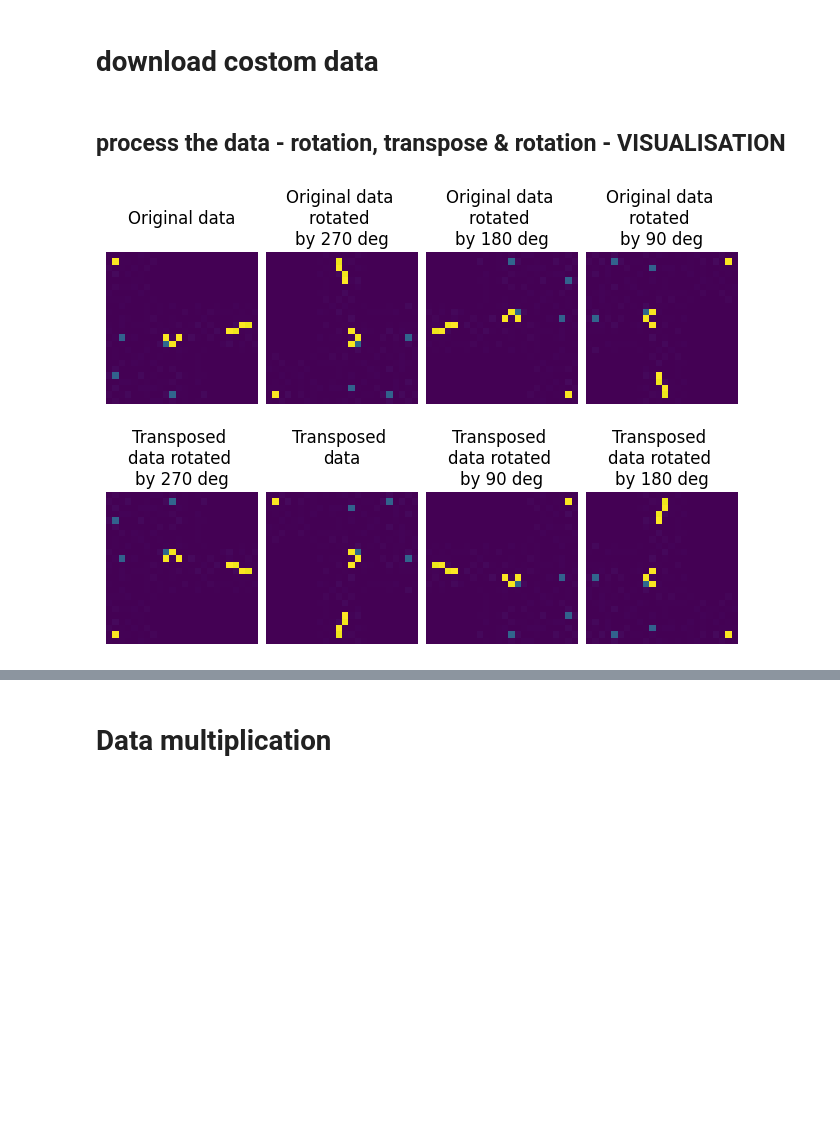
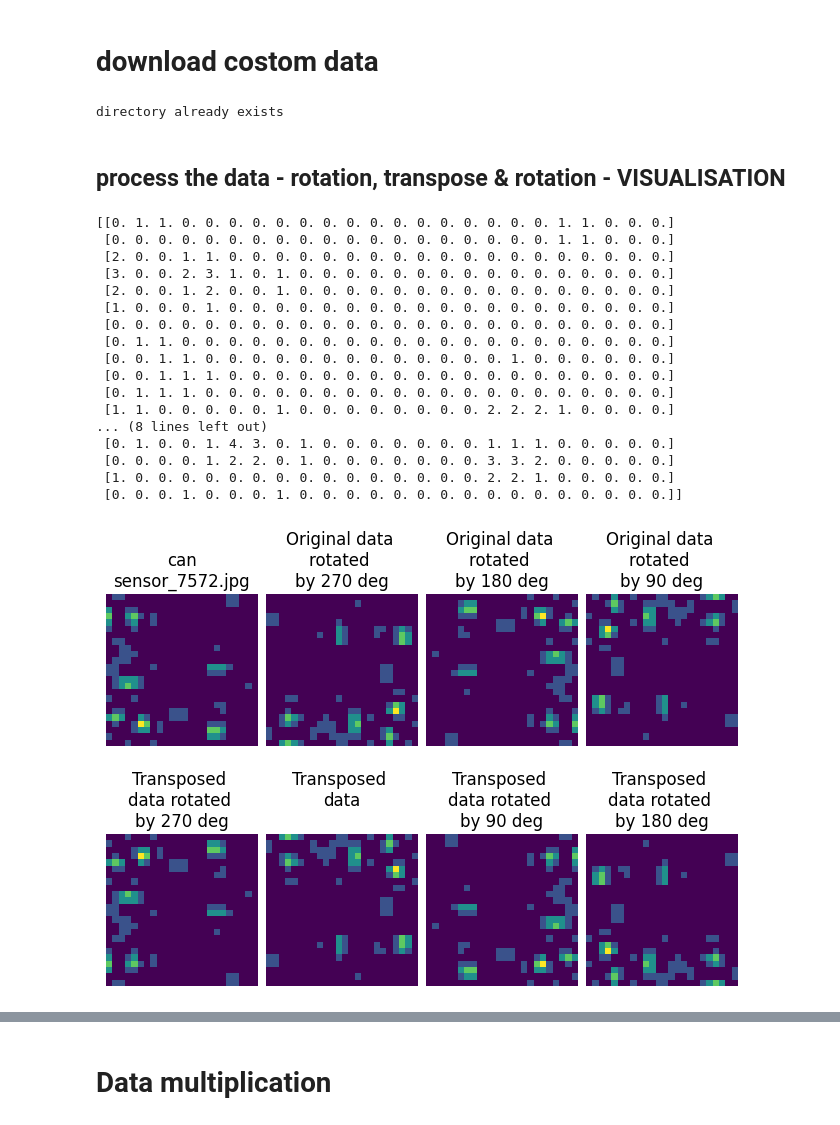
Before and after one commit to gugi200/final_project, a Jupyter notebook: project_y4.ipynb, the cells around one changed output, grey strips where cells are left out. Saved outputs shown, nothing was run; the diff lists cells and outputs as text; code cells hidden in the pictures; blank space fills up the shorter version.

Commit message:
new dataset tested

```diff
--- a/project_y4.ipynb
+++ b/project_y4.ipynb
@@ -119,24 +119,38 @@ else:
     colabPath.mkdir(parents=True, exist_ok=True)
 
 # download zipped data
-with open(colabPath / "dataset_pressure_sensor.zip", "wb") as f:
-    request = requests.get("https://github.com/gugi200/final_project/raw/main/dataset_pressure_sensor.zip")
+    # github_path = "https://github.com/gugi200/final_project/raw/main/dataset_pressure_sensor.zip"
+    github_path = "https://github.com/gugi200/final_project/raw/main/data.zip"
+    # file = "dataset_pressure_sensor.zip"
+    file = 'data.zip'
+with open(colabPath / file, "wb") as f:
+    request = requests.get(github_path)
     f.write(request.content)
 
 
 # unzip the data
-with zipfile.ZipFile(colabPath / "dataset_pressure_sensor.zip", "r") as f:
+with zipfile.ZipFile(colabPath / file, "r") as f:
     f.extractall(colabPath)
+# %% [output]
+directory already exists
 # %% [markdown]
 ## process the data - rotation, transpose & rotation - VISUALISATION
 # %%
-customDirPath = Path("custom_dataset/dataCollection1_sensor")
+customDirPath = Path("custom_dataset/data_sensor")
 dirs = os.listdir(customDirPath)
+dir = random.choice(dirs)
 files = os.listdir(customDirPath / dirs[0])
 
+file = random.choice(files)
+img = Image.open(customDirPath / dirs[0] / file)
 
-img = Image.open(customDirPath / dirs[0] / files[0])
+img = np.asarray(img)
+#img = np.exp(-(10/(img+1)))*255
+img = np.floor(img)
+print(img)
+
 imgNp1 = np.asarray(img)
+
 imgNp1_T = np.transpose(imgNp1)
 
 imgNp2 = np.rot90(imgNp1)
@@ -149,32 +163,49 @@ imgNp3_T = np.rot90(imgNp2_T)
 imgNp4_T = np.rot90(imgNp3_T)
 
 fig, ((ax1, ax2, ax3, ax4), (ax5, ax6, ax7, ax8)) = plt.subplots(2, 4, constrained_layout = True)
 
 ax1.imshow(imgNp1)
 ax2.imshow(imgNp2)
 ax3.imshow(imgNp3)
 ax4.imshow(imgNp4)
 ax6.imshow(imgNp1_T)
 ax5.imshow(imgNp2_T)
 ax8.imshow(imgNp3_T)
 ax7.imshow(imgNp4_T)
 ax1.axis('off')
 ax2.axis('off')
 ax3.axis('off')
 ax4.axis('off')
 ax6.axis('off')
 ax5.axis('off')
 ax8.axis('off')
 ax7.axis('off')
-ax1.set_title("Original data\n")
+ax1.set_title(f"{dir}\n{file}")
 ax2.set_title("Original data \nrotated \nby 270 deg")
 ax3.set_title("Original data \nrotated \nby 180 deg")
 ax4.set_title("Original data \nrotated \nby 90 deg")
 ax6.set_title("Transposed \ndata\n")
 ax5.set_title("Transposed \ndata rotated \nby 270 deg")
 ax8.set_title("Transposed \ndata rotated \nby 180 deg")
 ax7.set_title("Transposed \ndata rotated \nby 90 deg")
 
 plt.show()
 # %% [output]
+[[0. 1. 1. 0. 0. 0. 0. 0. 0. 0. 0. 0. 0. 0. 0. 0. 0. 0. 0. 1. 1. 0. 0. 0.]
+ [0. 0. 0. 0. 0. 0. 0. 0. 0. 0. 0. 0. 0. 0. 0. 0. 0. 0. 0. 1. 1. 0. 0. 0.]
+ [2. 0. 0. 1. 1. 0. 0. 0. 0. 0. 0. 0. 0. 0. 0. 0. 0. 0. 0. 0. 0. 0. 0. 0.]
+ [3. 0. 0. 2. 3. 1. 0. 1. 0. 0. 0. 0. 0. 0. 0. 0. 0. 0. 0. 0. 0. 0. 0. 0.]
+ [2. 0. 0. 1. 2. 0. 0. 1. 0. 0. 0. 0. 0. 0. 0. 0. 0. 0. 0. 0. 0. 0. 0. 0.]
+ [1. 0. 0. 0. 1. 0. 0. 0. 0. 0. 0. 0. 0. 0. 0. 0. 0. 0. 0. 0. 0. 0. 0. 0.]
+ [0. 0. 0. 0. 0. 0. 0. 0. 0. 0. 0. 0. 0. 0. 0. 0. 0. 0. 0. 0. 0. 0. 0. 0.]
+ [0. 1. 1. 0. 0. 0. 0. 0. 0. 0. 0. 0. 0. 0. 0. 0. 0. 0. 0. 0. 0. 0. 0. 0.]
+ [0. 0. 1. 1. 0. 0. 0. 0. 0. 0. 0. 0. 0. 0. 0. 0. 0. 1. 0. 0. 0. 0. 0. 0.]
+ [0. 0. 1. 1. 1. 0. 0. 0. 0. 0. 0. 0. 0. 0. 0. 0. 0. 0. 0. 0. 0. 0. 0. 0.]
+ [0. 1. 1. 1. 0. 0. 0. 0. 0. 0. 0. 0. 0. 0. 0. 0. 0. 0. 0. 0. 0. 0. 0. 0.]
+ [1. 1. 0. 0. 0. 0. 0. 1. 0. 0. 0. 0. 0. 0. 0. 0. 2. 2. 2. 1. 0. 0. 0. 0.]
+... (8 lines left out)
+ [0. 1. 0. 0. 1. 4. 3. 0. 1. 0. 0. 0. 0. 0. 0. 0. 1. 1. 1. 0. 0. 0. 0. 0.]
+ [0. 0. 0. 0. 1. 2. 2. 0. 1. 0. 0. 0. 0. 0. 0. 0. 3. 3. 2. 0. 0. 0. 0. 0.]
+ [1. 0. 0. 0. 0. 0. 0. 0. 0. 0. 0. 0. 0. 0. 0. 0. 2. 2. 1. 0. 0. 0. 0. 0.]
+ [0. 0. 0. 1. 0. 0. 0. 1. 0. 0. 0. 0. 0. 0. 0. 0. 0. 0. 0. 0. 0. 0. 0. 0.]]
-[figure, old version]
+[figure, new version]
```
Also changed, not shown: parts of 5 cells of this notebook.
